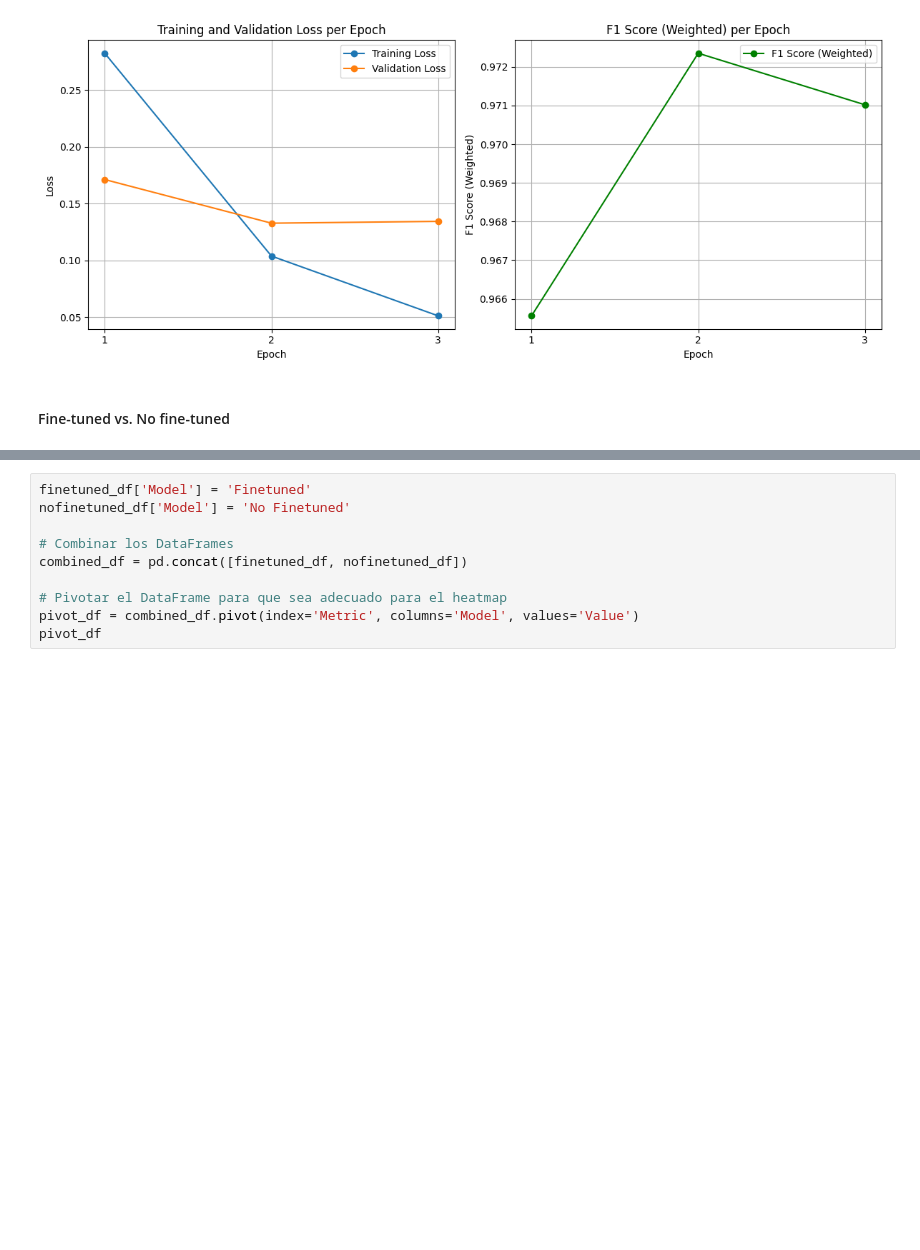
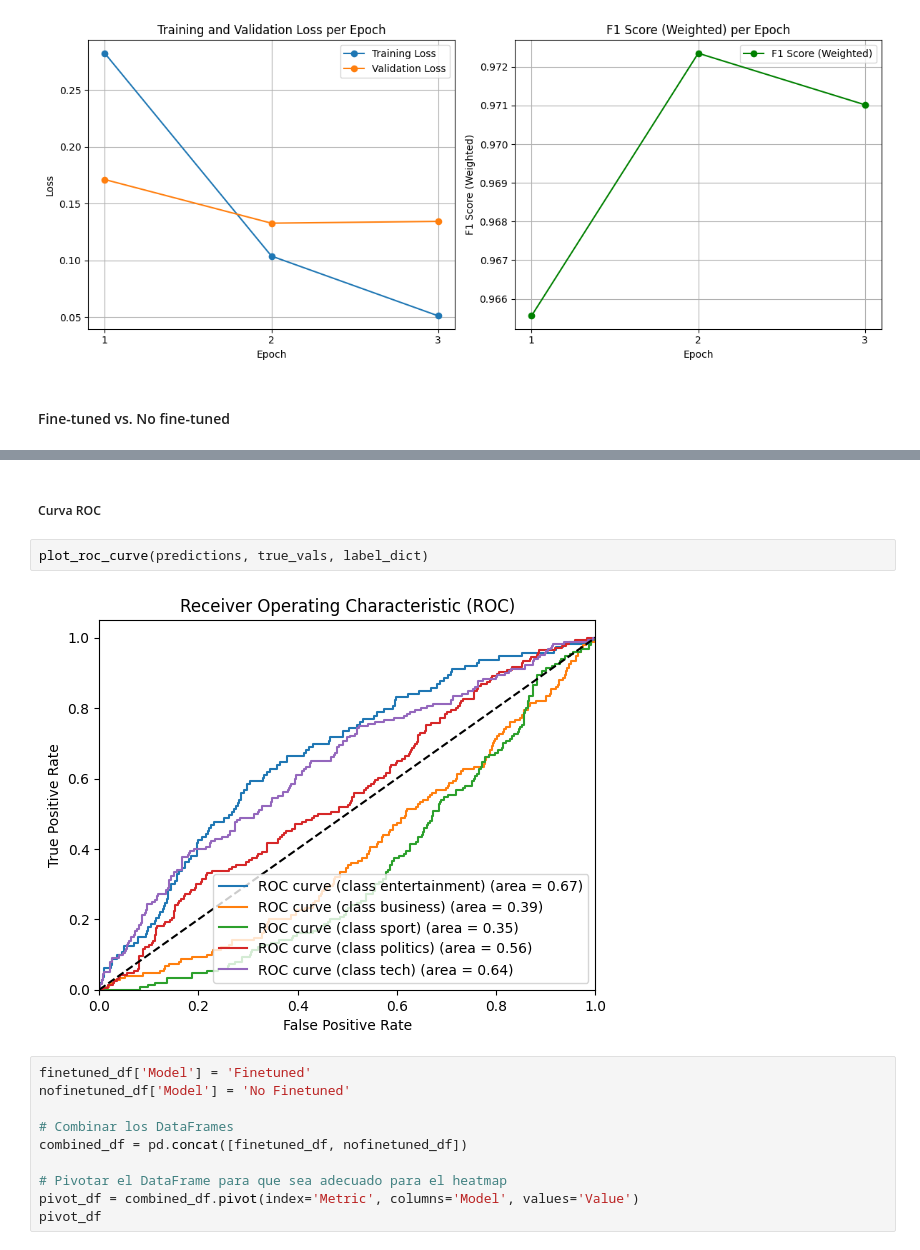
Before and after one commit to AgusMattiussi/TPE_NLP, a Jupyter notebook: src/bert/bert.ipynb, the cells around one changed output, grey strips where cells are left out. Cells and saved outputs as stored; diff of their text form; blank space fills up the shorter version.

```diff
--- a/src/bert/bert.ipynb
+++ b/src/bert/bert.ipynb
@@ -451,3 +493,9 @@ nofinetuned_df = pd.DataFrame({'Metric': ['F1 Score', 'Precision', 'Recall', 'Ac
+# %% [markdown]
+##### Curva ROC
+# %%
+plot_roc_curve(predictions, true_vals, label_dict)
+# %% [output]
+[figure, added]
 # %%
 finetuned_df['Model'] = 'Finetuned'
 nofinetuned_df['Model'] = 'No Finetuned'
```
Also changed, not shown: parts of 11 cells of this notebook.
